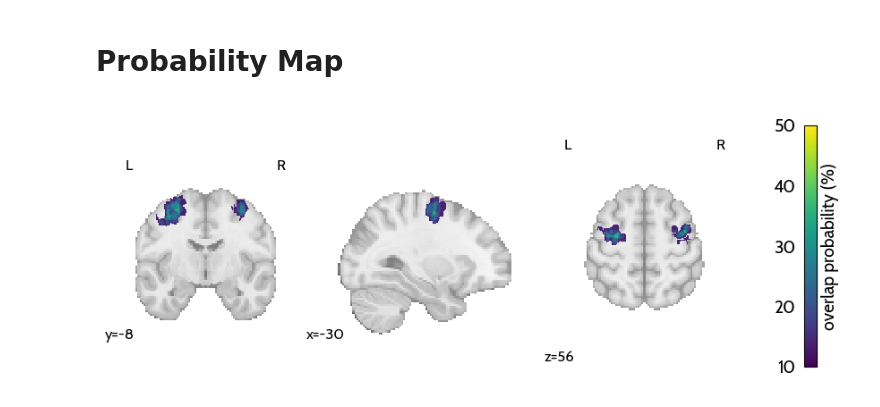
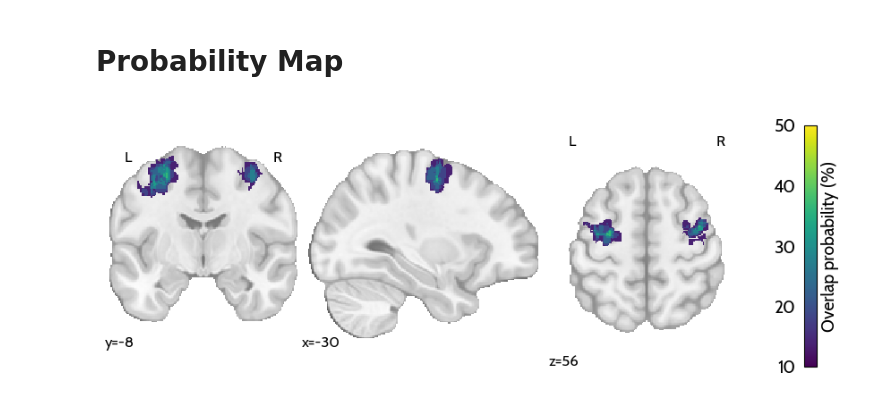
Before and after one commit to CIBIT-UC/musicnf-novelinterface, a Jupyter notebook: scripts/tbv/TargetROI_Table_ProbMap.ipynb, the cells around one changed output. Saved outputs shown, nothing was run; the diff lists cells and outputs as text; code cells hidden in the pictures.

```diff
--- a/scripts/tbv/TargetROI_Table_ProbMap.ipynb
+++ b/scripts/tbv/TargetROI_Table_ProbMap.ipynb
@@ -157,40 +157,42 @@ df_out.to_clipboard(index=False, header=True)
 # %% [markdown]
 # Probability Map
 # %%
-left_pm_file = os.path.join(
-    sett["bids_path"], "derivatives", "tbv-vois", "targets_prob-map_left.nii.gz"
-)
-right_pm_file = os.path.join(
-    sett["bids_path"], "derivatives", "tbv-vois", "targets_prob-map_right.nii.gz"
-)
+left_pm_file = os.path.join(sett["bids_path"], "derivatives", "tbv-vois", "targets_prob-map_left.nii.gz")
+right_pm_file = os.path.join(sett["bids_path"], "derivatives", "tbv-vois", "targets_prob-map_right.nii.gz")
 # %%
 # sum the images
 from nilearn import image
 
 pm = image.math_img("img1 + img2", img1=left_pm_file, img2=right_pm_file)
+# %%
+import templateflow.api as tf
+
+t1w_brain = tf.get("MNI152NLin2009cAsym", resolution=1, desc="brain", suffix="T1w")
 # %%
 # display the left and right probability maps in the same plot - use plot_stat_map
 import matplotlib.pyplot as plt
 from nilearn import plotting
 
 P = plotting.plot_stat_map(
     pm,
     display_mode="ortho",
     threshold=10,
     draw_cross=False,
     cmap="viridis",
     vmin=10,
     vmax=50,
+    bg_img=t1w_brain,
+    black_bg=False,
 )
 
 # add color bar
 colorbar = P._cbar
-colorbar.set_label("overlap probability (%)")
+colorbar.set_label("Overlap probability (%)")
 
 # change figure size
 plt.gcf().set_size_inches(8, 3)
 # %% [output]
-[figure, old version]
+[figure, new version]
 # %%
 # export pm as image
 pm_file = os.path.join(
```
Also changed, not shown: 2 other files.
